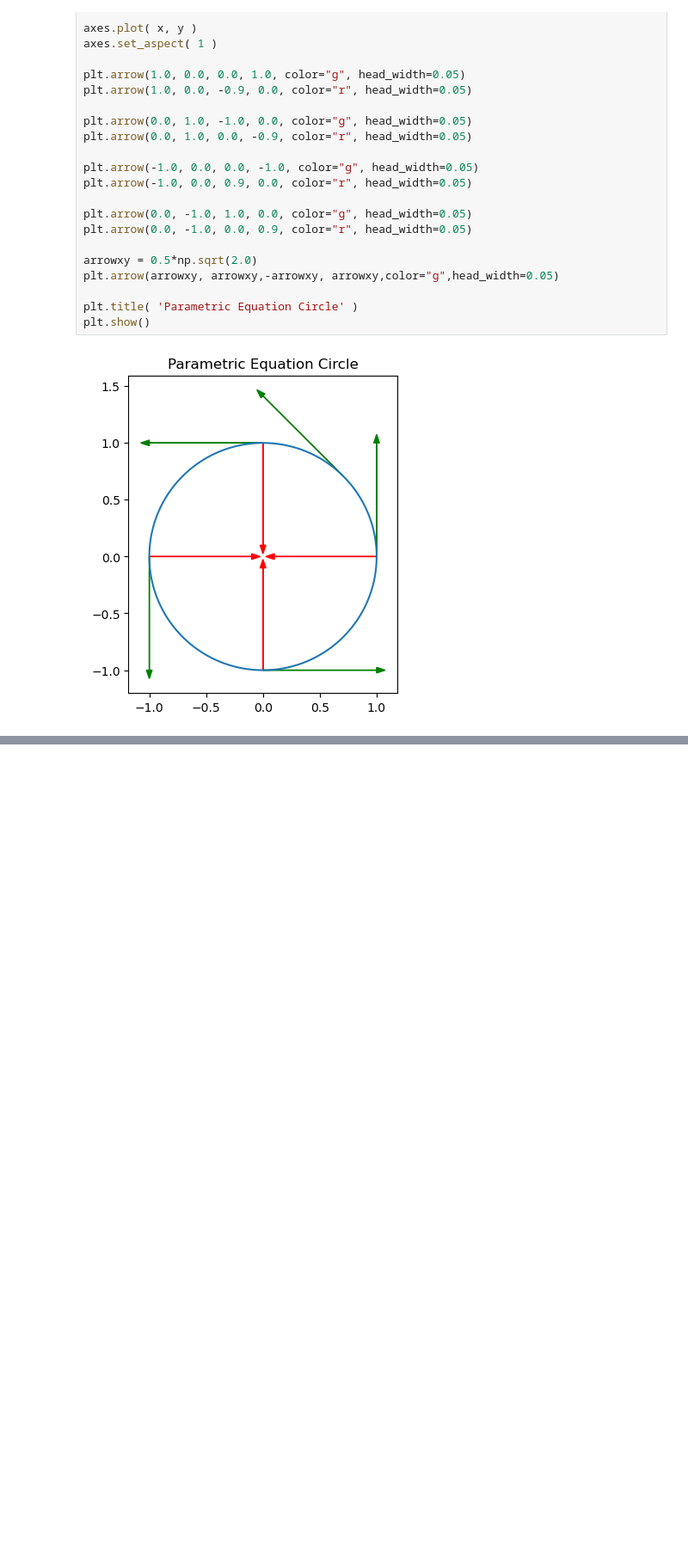
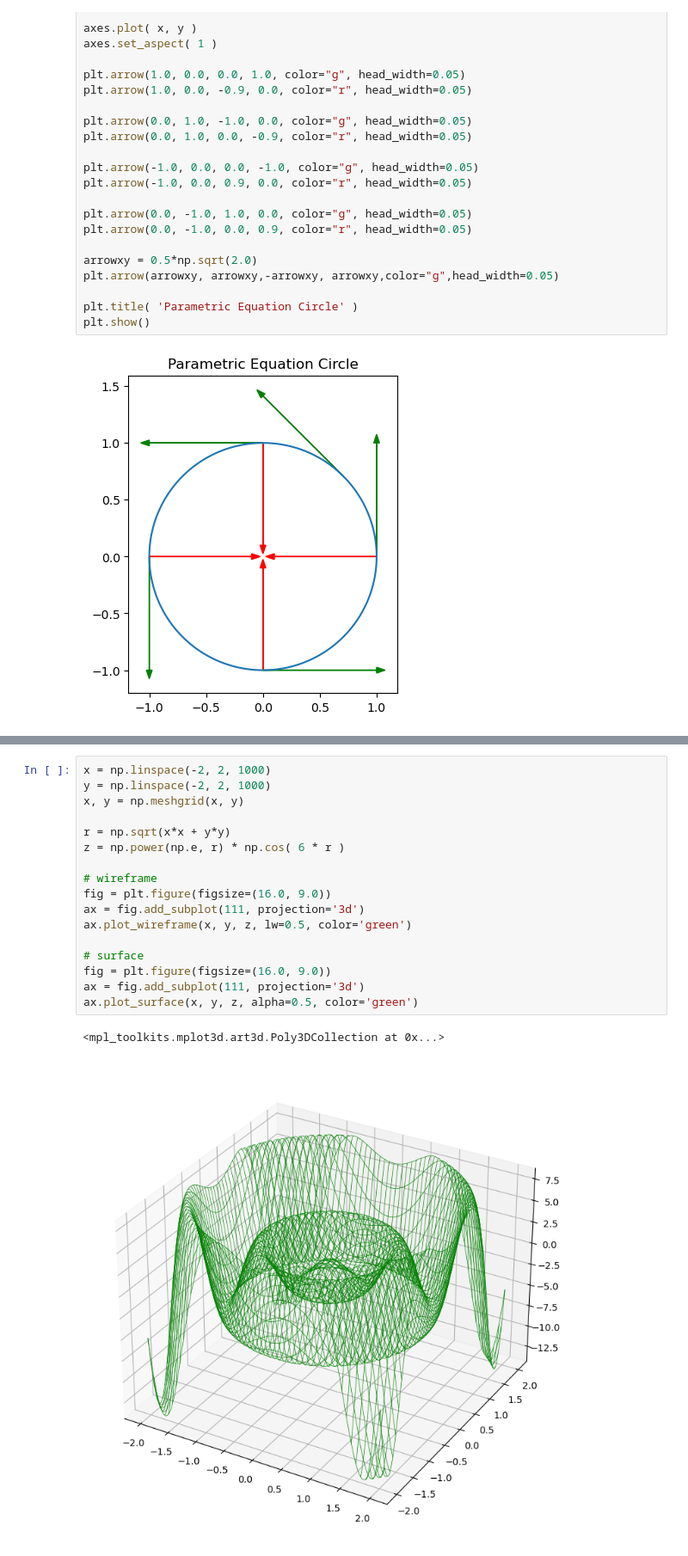
Before and after one commit to paulf98/cmath, a Jupyter notebook: summary.ipynb, the cells around one changed output, grey strips where cells are left out. Shown at 86% size. Cells and saved outputs as stored; diff of their text form; blank space fills up the shorter version.

```diff
--- a/summary.ipynb
+++ b/summary.ipynb
@@ -232,0 +243,20 @@ plt.show()
+# %%
+x = np.linspace(-2, 2, 1000)
+y = np.linspace(-2, 2, 1000)
+x, y = np.meshgrid(x, y)
+
+r = np.sqrt(x*x + y*y)
+z = np.power(np.e, r) * np.cos( 6 * r )
+
+# wireframe
+fig = plt.figure(figsize=(16.0, 9.0))
+ax = fig.add_subplot(111, projection='3d')
+ax.plot_wireframe(x, y, z, lw=0.5, color='green')
+
+# surface
+fig = plt.figure(figsize=(16.0, 9.0))
+ax = fig.add_subplot(111, projection='3d')
+ax.plot_surface(x, y, z, alpha=0.5, color='green')
+# %% [output]
+<mpl_toolkits.mplot3d.art3d.Poly3DCollection at 0x...>
+[figure, added]
```
Also changed, not shown: parts of 2 cells of this notebook.
